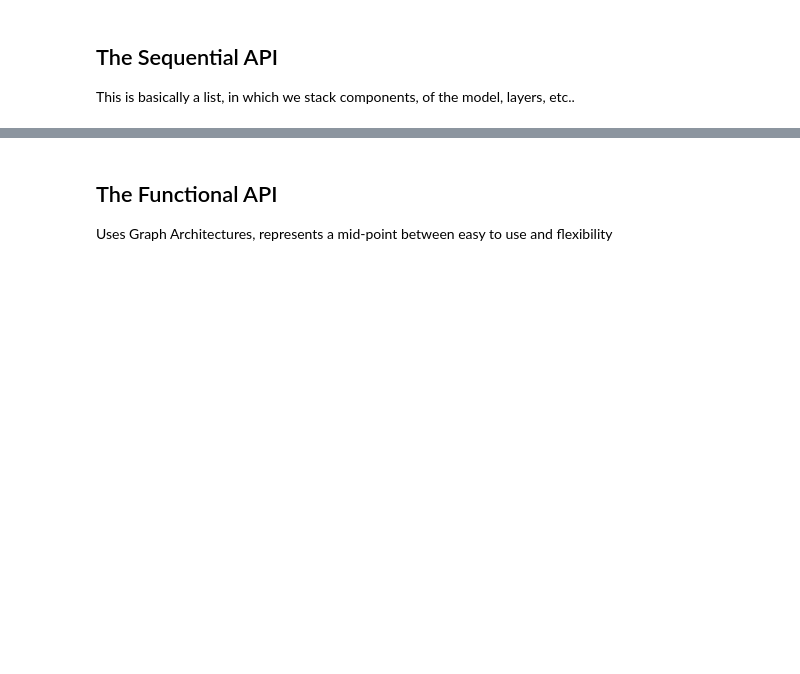
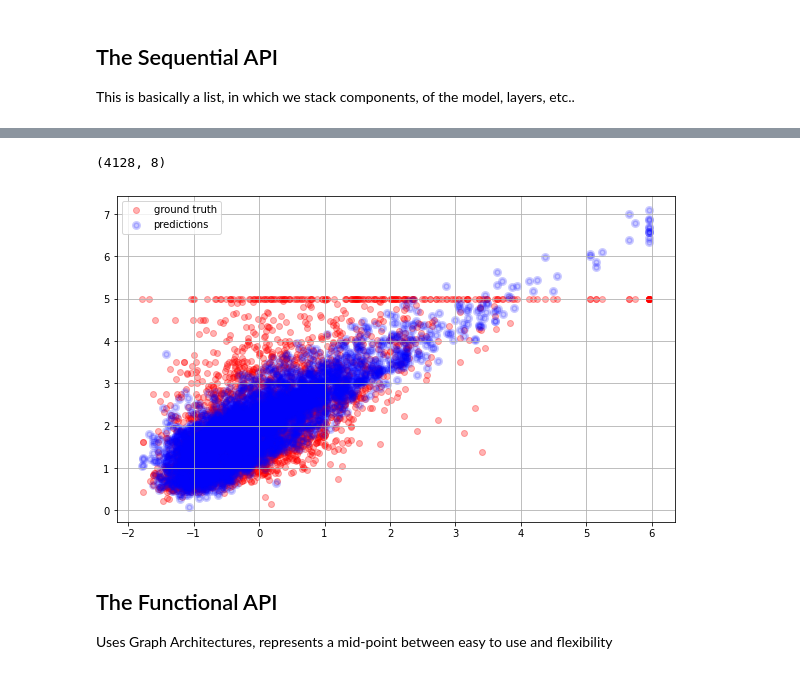
Before and after one commit to MarioRasconMerinoML/Machine_Learning, a Jupyter notebook: Keras_Tensorflow/Play_with_Keras_APIs_Sequential_Functional_SubClassing/How to build models in Keras - TF, an intro to Sequential, Functional and Subclassing APIS.ipynb, the cells around one changed output, grey strips where cells are left out. Drawn from its saved outputs; the diff is of its cells as text; code cells hidden in the pictures; blank space fills up the shorter version.

```diff
--- a/Keras_Tensorflow/Play_with_Keras_APIs_Sequential_Functional_SubClassing/How to build models in Keras - TF, an intro to Sequential, Functional and Subclassing APIS.ipynb
+++ b/Keras_Tensorflow/Play_with_Keras_APIs_Sequential_Functional_SubClassing/How to build models in Keras - TF, an intro to Sequential, Functional and Subclassing APIS.ipynb
@@ -77,0 +194,16 @@ None
+# %%
+# Prepare model
+
+def model_regression(input_shape):
+    model = keras.models.Sequential([
+        keras.layers.Dense(50, activation = 'relu', input_shape = input_shape),
+        keras.layers.Dense(30, activation = 'relu'),
+        keras.layers.Dense(1)
+
+    ])
+    model.compile(loss = 'mean_squared_error', optimizer = 'adam')
+    return model
+
+model_reg = model_regression(X_train_sc.shape[1:])
+
+history_reg = model_reg.fit(X_train_sc,y_train, validation_data = (X_valid_sc, y_valid))
@@ -77,0 +216,2 @@ None
+# %%
+y_pred = model_reg.predict(X_test_sc)
@@ -78,3 +220,21 @@ None
+# %%
+X_test_sc.shape
+# %% [output]
+(4128, 8)
+# %%
+# plot R2
+%matplotlib inline
+fig, axes = plt.subplots(figsize=(10, 6))
+
+# Plot outputs
+plt.scatter(X_test_sc[:,0], y_test, color="red",alpha=0.3,label="ground truth")
+plt.scatter(X_test_sc[:,0], y_pred, color="blue", linewidth=3,alpha=0.2,label="predictions")
+
+plt.grid(True)
+plt.legend()
+plt.show()
+# %% [output]
+[figure, added]
 # %% [markdown]
 ## The Functional API
 
```
Also changed, not shown: parts of 28 cells of this notebook.
